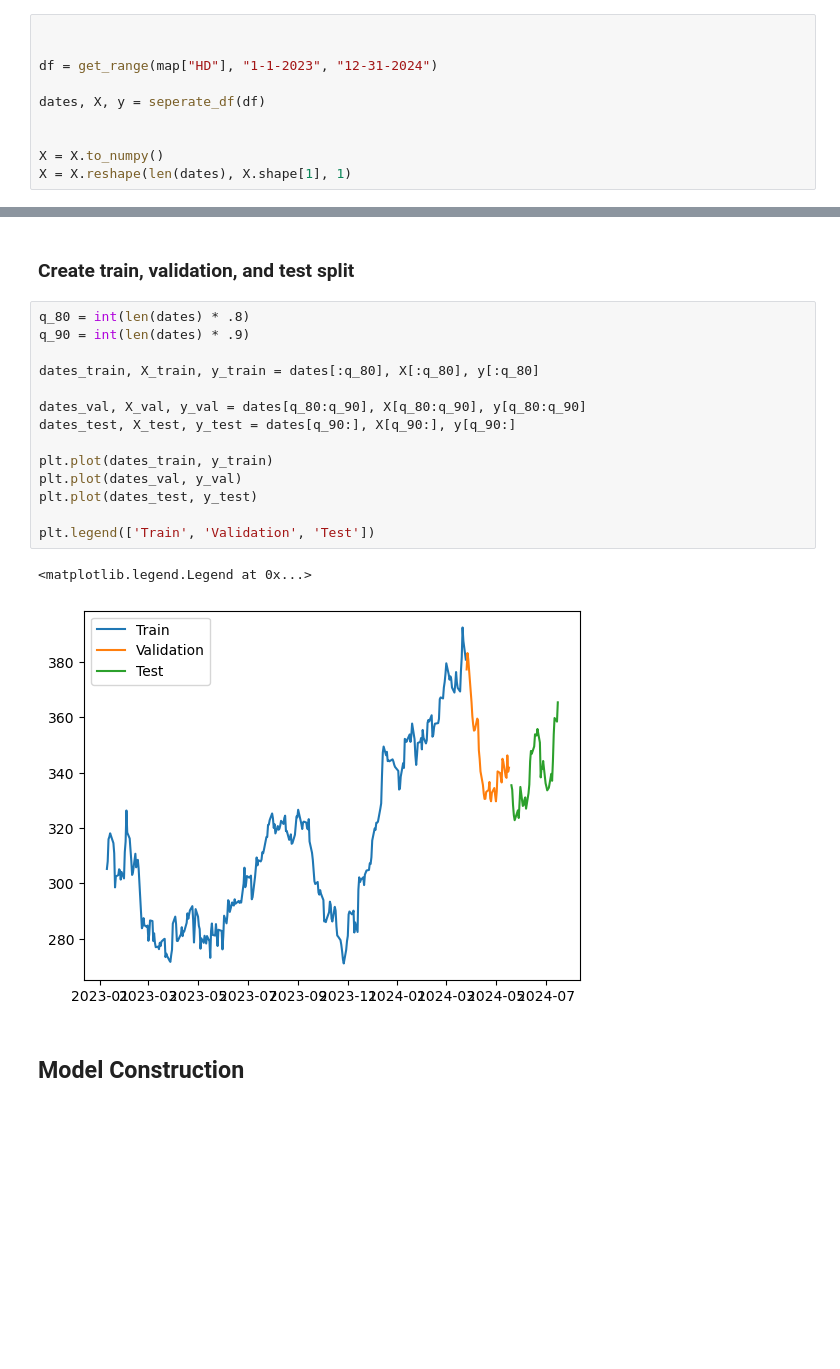
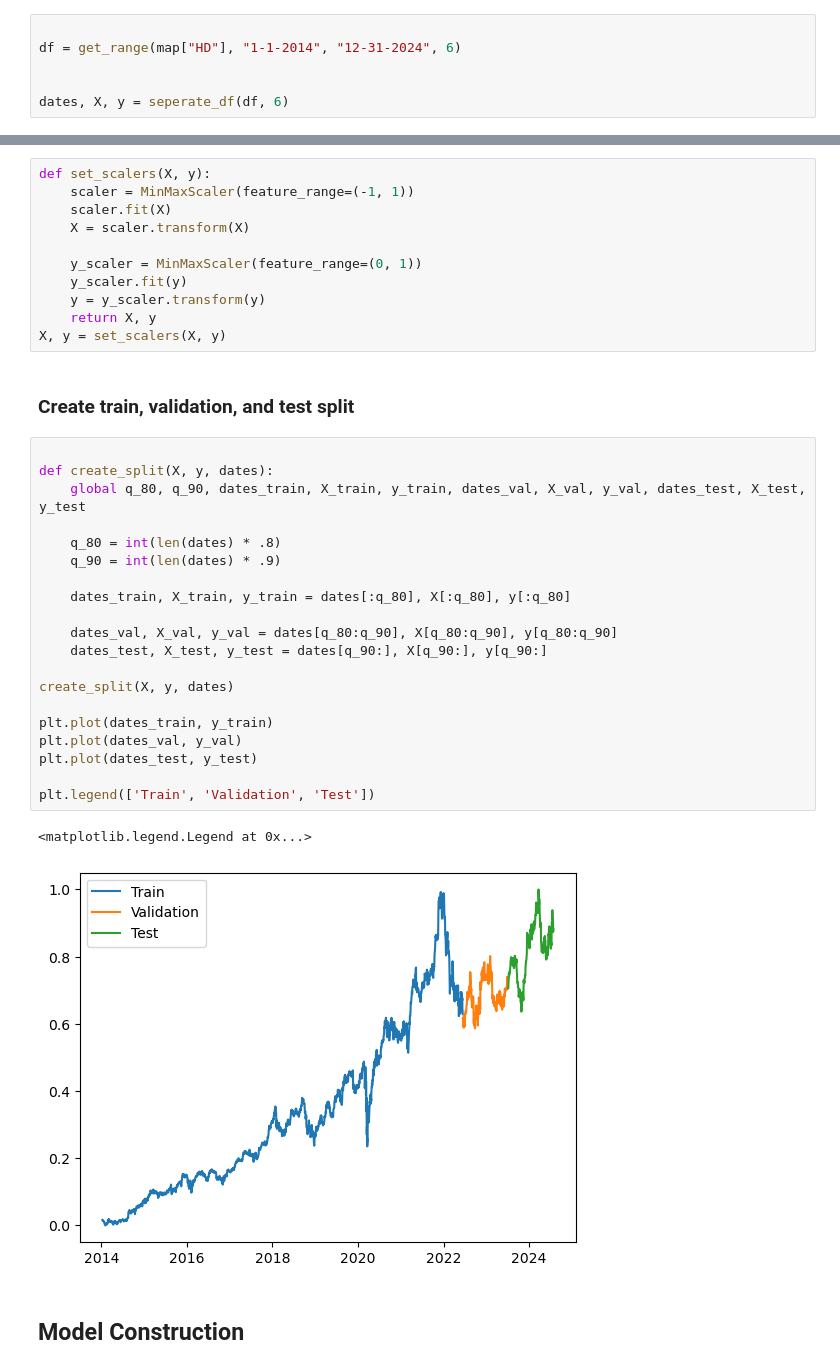
Before and after one commit to DavidMajomi/Stock-Market-Analysis, a Jupyter notebook: Price Prediciton/notebooks/Price Prediction.ipynb, the cells around one changed output, grey strips where cells are left out. Cells and saved outputs as stored; diff of their text form; blank space fills up the shorter version.

```diff
--- a/Price Prediciton/notebooks/Price Prediction.ipynb
+++ b/Price Prediciton/notebooks/Price Prediction.ipynb
@@ -216,11 +207,7 @@ def seperate_df(df):
 ### Set ticker and assign dfs
 # %%
 
-
-df = get_range(map["HD"], "1-1-2023", "12-31-2024")
-
-dates, X, y = seperate_df(df)
+df = get_range(map["HD"], "1-1-2014", "12-31-2024", 6)
 
 
-X = X.to_numpy()
-X = X.reshape(len(dates), X.shape[1], 1)
+dates, X, y = seperate_df(df, 6)
@@ -227,21 +216,38 @@ X = X.reshape(len(dates), X.shape[1], 1)
+# %%
+def set_scalers(X, y):
+    scaler = MinMaxScaler(feature_range=(-1, 1))
+    scaler.fit(X)
+    X = scaler.transform(X)
+
+    y_scaler = MinMaxScaler(feature_range=(0, 1))
+    y_scaler.fit(y)
+    y = y_scaler.transform(y)
+    return X, y
+X, y = set_scalers(X, y)
 # %% [markdown]
 ### Create train, validation, and test split
 # %%
-q_80 = int(len(dates) * .8)
-q_90 = int(len(dates) * .9)
 
-dates_train, X_train, y_train = dates[:q_80], X[:q_80], y[:q_80]
+def create_split(X, y, dates):
+    global q_80, q_90, dates_train, X_train, y_train, dates_val, X_val, y_val, dates_test, X_test, y_test
 
-dates_val, X_val, y_val = dates[q_80:q_90], X[q_80:q_90], y[q_80:q_90]
-dates_test, X_test, y_test = dates[q_90:], X[q_90:], y[q_90:]
+    q_80 = int(len(dates) * .8)
+    q_90 = int(len(dates) * .9)
+
+    dates_train, X_train, y_train = dates[:q_80], X[:q_80], y[:q_80]
+
+    dates_val, X_val, y_val = dates[q_80:q_90], X[q_80:q_90], y[q_80:q_90]
+    dates_test, X_test, y_test = dates[q_90:], X[q_90:], y[q_90:]
+
+create_split(X, y, dates)
 
 plt.plot(dates_train, y_train)
 plt.plot(dates_val, y_val)
 plt.plot(dates_test, y_test)
 
 plt.legend(['Train', 'Validation', 'Test'])
 # %% [output]
 <matplotlib.legend.Legend at 0x...>
-[figure, old version]
+[figure, new version]
 # %% [markdown]
 ## Model Construction
```
Also changed, not shown: parts of 31 cells of this notebook.
